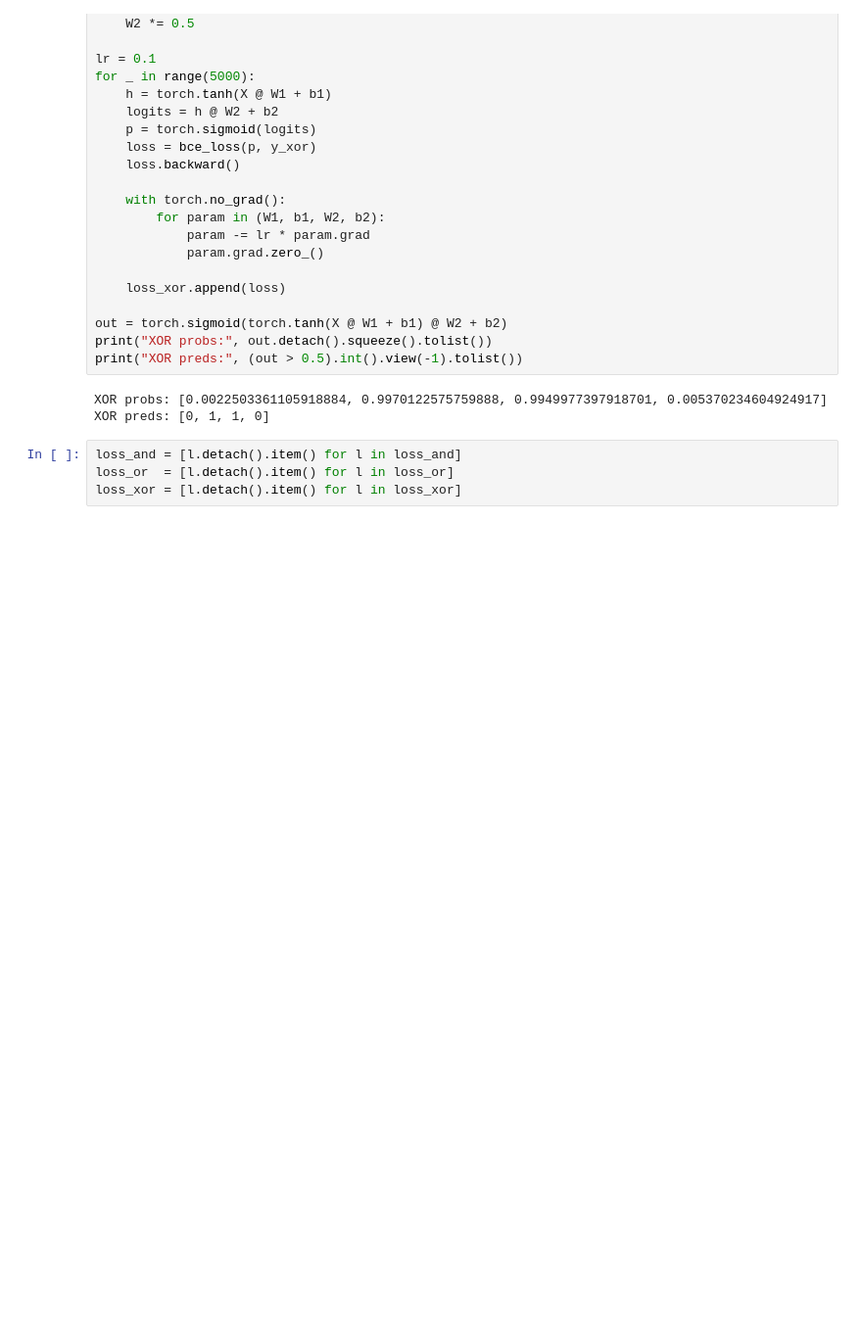
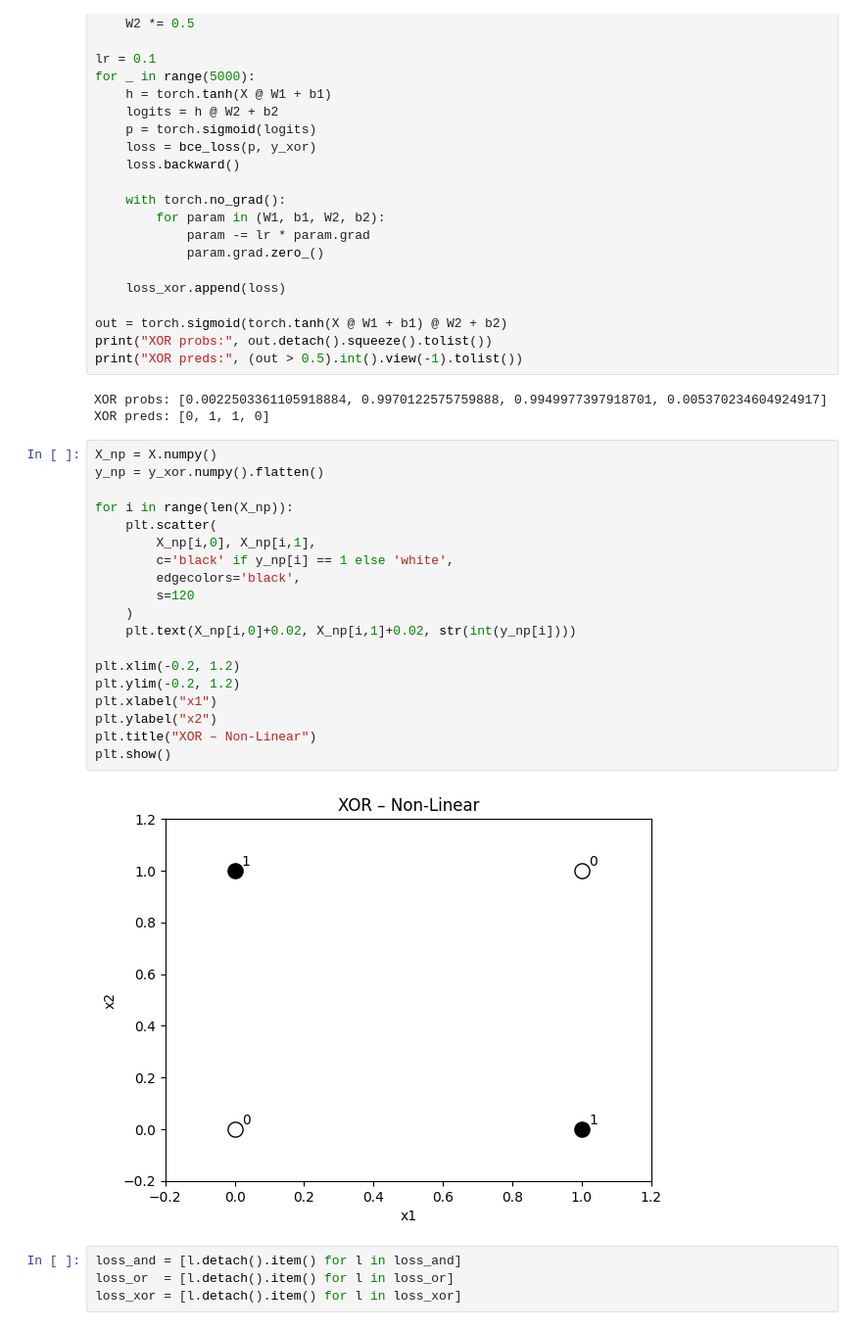
Before and after one commit to sanjaykn8/DL_Lab, a Jupyter notebook: ex2/gates.ipynb, the cells around one changed output. Shown at 98% size. Saved outputs shown, nothing was run; the diff lists cells and outputs as text; blank space fills up the shorter version.

```diff
--- a/ex2/gates.ipynb
+++ b/ex2/gates.ipynb
@@ -101,6 +168,27 @@ print("XOR preds:", (out > 0.5).int().view(-1).tolist())
 # %% [output]
 XOR probs: [0.0022503361105918884, 0.9970122575759888, 0.9949977397918701, 0.005370234604924917]
 XOR preds: [0, 1, 1, 0]
+# %%
+X_np = X.numpy()
+y_np = y_xor.numpy().flatten()
+
+for i in range(len(X_np)):
+    plt.scatter(
+        X_np[i,0], X_np[i,1],
+        c='black' if y_np[i] == 1 else 'white',
+        edgecolors='black',
+        s=120
+    )
+    plt.text(X_np[i,0]+0.02, X_np[i,1]+0.02, str(int(y_np[i])))
+
+plt.xlim(-0.2, 1.2)
+plt.ylim(-0.2, 1.2)
+plt.xlabel("x1")
+plt.ylabel("x2")
+plt.title("XOR – Non-Linear")
+plt.show()
+# %% [output]
+[figure, added]
 # %%
 loss_and = [l.detach().item() for l in loss_and]
 loss_or  = [l.detach().item() for l in loss_or]
```
Also changed, not shown: parts of 4 cells of this notebook, 3 other files.
